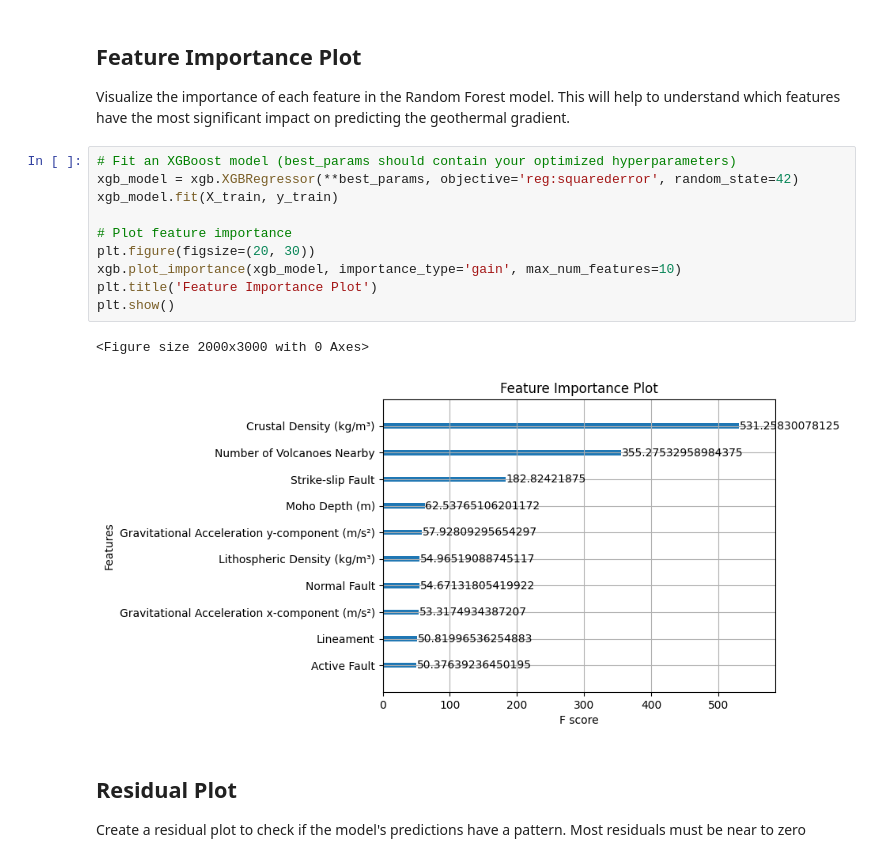
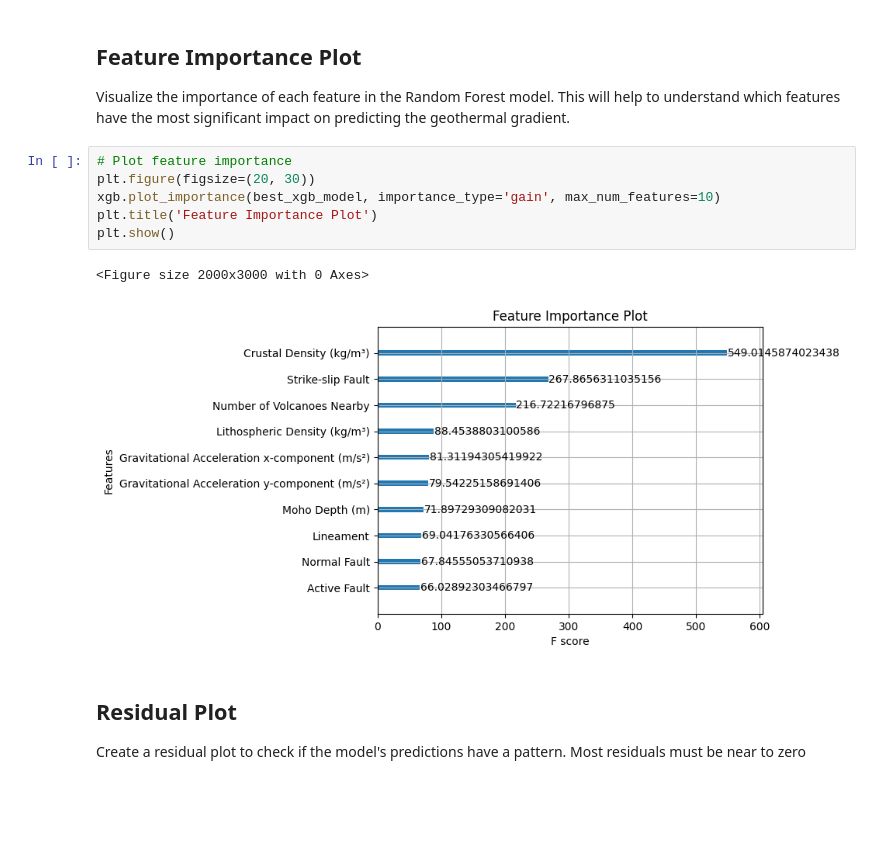
Before and after one commit to jcmefra/Geothermal-Gradient-Machine-Learning, a Jupyter notebook: Model_V2.ipynb, the cells around one changed output. Drawn from its saved outputs; the diff is of its cells as text; blank space fills up the shorter version.

```diff
--- a/Model_V2.ipynb
+++ b/Model_V2.ipynb
@@ -964,18 +964,14 @@ R-squared: 0.37115267120904605
 
 Visualize the importance of each feature in the Random Forest model. This will help to understand which features have the most significant impact on predicting the geothermal gradient.
 # %%
-# Fit an XGBoost model (best_params should contain your optimized hyperparameters)
-xgb_model = xgb.XGBRegressor(**best_params, objective='reg:squarederror', random_state=42)
-xgb_model.fit(X_train, y_train)
-
 # Plot feature importance
 plt.figure(figsize=(20, 30))
-xgb.plot_importance(xgb_model, importance_type='gain', max_num_features=10)
+xgb.plot_importance(best_xgb_model, importance_type='gain', max_num_features=10)
 plt.title('Feature Importance Plot')
 plt.show()
 # %% [output]
 <Figure size 2000x3000 with 0 Axes>
-[figure, old version]
+[figure, new version]
 # %% [markdown]
 ## Residual Plot
 
```
Also changed, not shown: parts of 4 cells of this notebook.
